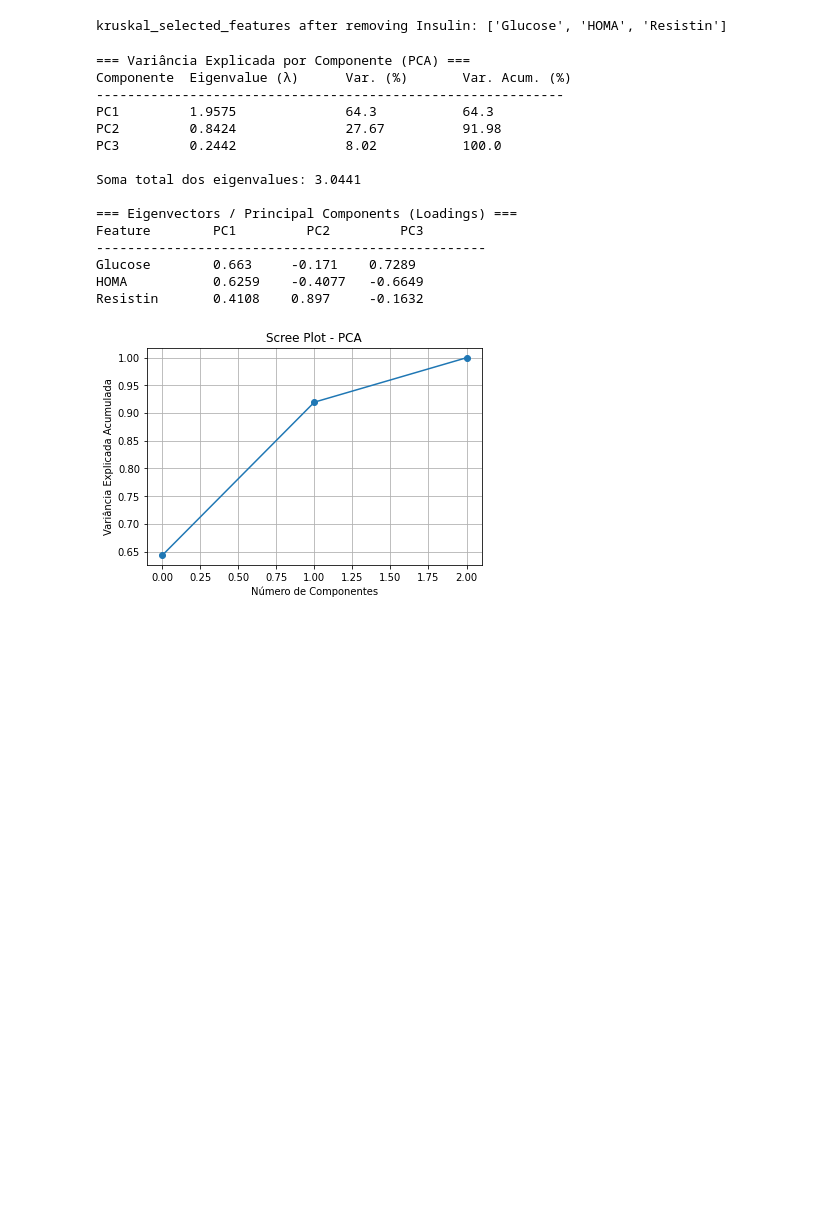
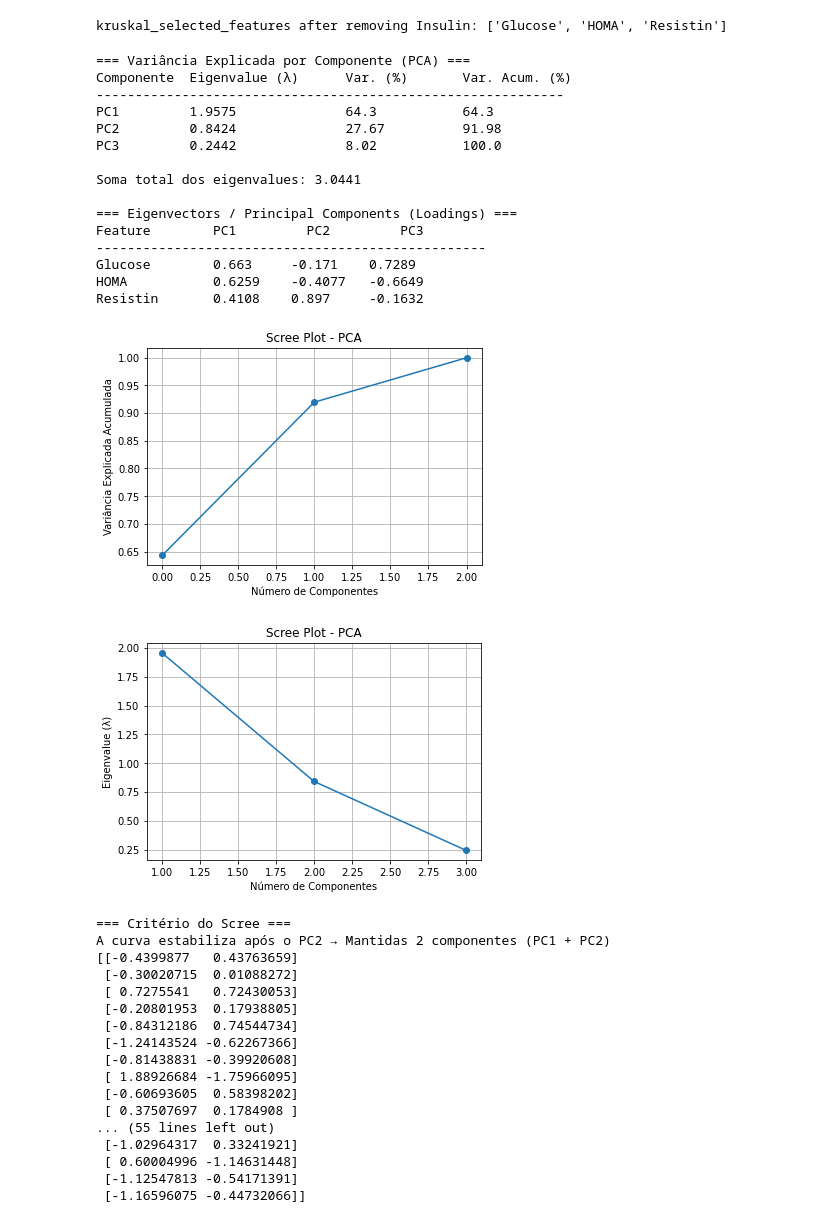
Before and after one commit to alexjmr22/AC_project, a Jupyter notebook: projeto.ipynb, the cells around one changed output. Drawn from its saved outputs; the diff is of its cells as text; code cells hidden in the pictures; blank space fills up the shorter version.

```diff
--- a/projeto.ipynb
+++ b/projeto.ipynb
@@ -172,30 +172,62 @@ print(f"{'Feature':<15}" + "".join([f"PC{i+1:<10}" for i in range(components.sha
 print("-" * 50)
 for feat, row in zip(kruskal_selected_features, components):
     vals = "".join([f"{v:<10}" for v in row])
     print(f"{feat:<15}{vals}")
 
 # Scree plot
 plt.figure(figsize=(6,4))
 plt.plot(np.cumsum(pca.explained_variance_ratio_), marker='o')
 plt.xlabel("Número de Componentes")
 plt.ylabel("Variância Explicada Acumulada")
 plt.title("Scree Plot - PCA")
 plt.grid(True)
 plt.show()
+
+
+plt.plot(range(1, len(eigenvalues)+1), eigenvalues, marker='o')
+plt.xlabel("Número de Componentes")
+plt.ylabel("Eigenvalue (λ)")
+plt.title("Scree Plot - PCA")
+plt.grid(True)
+plt.show()
+# depois da observaçao das percentages e do plot chegamos a conclusao que seriam 2, pc1 e pc2, q juntos dao cerca de 92%
+n_components_scree = 2
+
+X_pca = pca.transform(X_std)[:, :n_components_scree]
+
+X_train = X_pca
 # %% [output]
 === Variância Explicada por Componente (PCA) ===
 Componente  Eigenvalue (λ)      Var. (%)       Var. Acum. (%)
 ------------------------------------------------------------
 PC1         1.9575              64.3           64.3
 PC2         0.8424              27.67          91.98
 PC3         0.2442              8.02           100.0
 
 Soma total dos eigenvalues: 3.0441
 
 === Eigenvectors / Principal Components (Loadings) ===
 Feature        PC1         PC2         PC3
 --------------------------------------------------
 Glucose        0.663     -0.171    0.7289
 HOMA           0.6259    -0.4077   -0.6649
 Resistin       0.4108    0.897     -0.1632
 [figure]
+[figure, added]
+=== Critério do Scree ===
+A curva estabiliza após o PC2 → Mantidas 2 componentes (PC1 + PC2)
+[[-0.4399877   0.43763659]
+ [-0.30020715  0.01088272]
+ [ 0.7275541   0.72430053]
+ [-0.20801953  0.17938805]
+ [-0.84312186  0.74544734]
+ [-1.24143524 -0.62267366]
+ [-0.81438831 -0.39920608]
+ [ 1.88926684 -1.75966095]
+ [-0.60693605  0.58398202]
+ [ 0.37507697  0.1784908 ]
+... (55 lines left out)
+ [-1.02964317  0.33241921]
+ [ 0.60004996 -1.14631448]
+ [-1.12547813 -0.54171391]
+ [-1.16596075 -0.44732066]]
```
Also changed, not shown: 1 other file.
